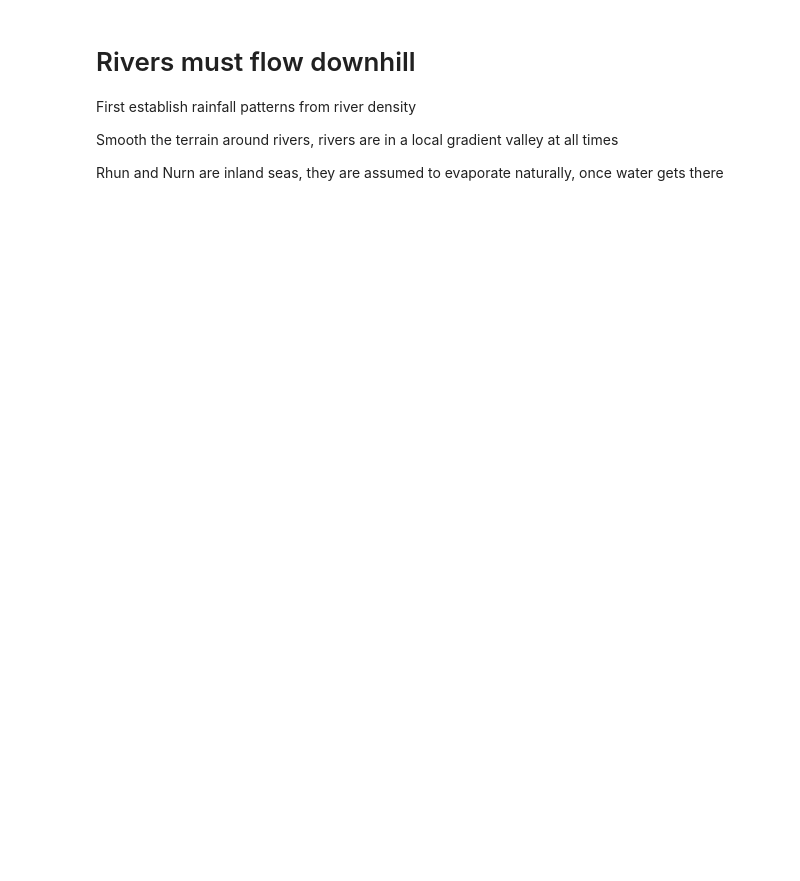
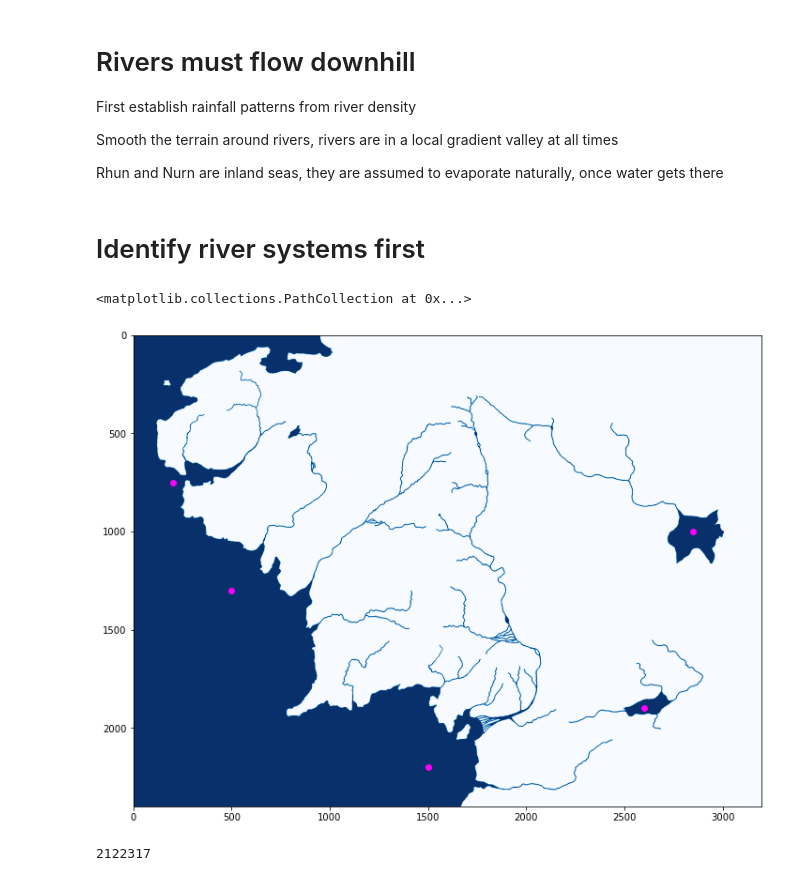
Before and after one commit to vargatn/popdyn_alpha, a Jupyter notebook: notebooks/Rainfall_and_rivers.ipynb, the cells around one changed output. Saved outputs shown, nothing was run; the diff lists cells and outputs as text; code cells hidden in the pictures; blank space fills up the shorter version.

Commit message:
added watershed algorithm

```diff
--- a/notebooks/Rainfall_and_rivers.ipynb
+++ b/notebooks/Rainfall_and_rivers.ipynb
@@ -71,3 +70,28 @@ First establish rainfall patterns from river density
 Smooth the terrain around rivers, rivers are in a local gradient valley at all times
 
 Rhun and Nurn are inland seas, they are assumed to evaporate naturally, once water gets there
+# %% [markdown]
+# Identify river systems first
+# %%
+waters = ((wmap_oceans + wmap_rivers) > 0).astype(float)
+# %%
+fig = plt.figure(figsize=(12, 12))
+ax = fig.add_subplot(111)
+ax.imshow(waters, cmap=plt.cm.Blues)
+
+points = np.array([
+    [1500, 2200],  # belfalas
+    [500, 1300], # baranduin
+    [200, 750], # lhun
+    [2850, 1000], # rhun
+    [2600, 1900], # nurn
+])
+
+ax.scatter(points[:, 0], points[:, 1], color="magenta")
+# %% [output]
+<matplotlib.collections.PathCollection at 0x...>
+[figure, added]
+# %%
+(waters > 0).sum()
+# %% [output]
+2122317
```
Also changed, not shown: parts of 13 cells of this notebook.
